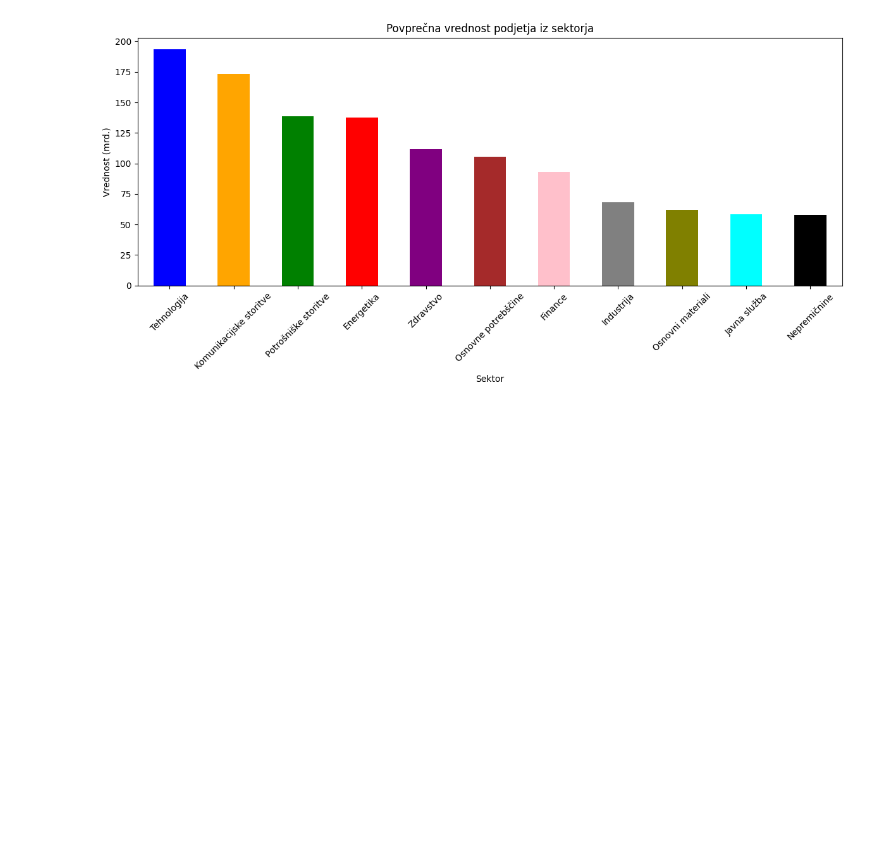
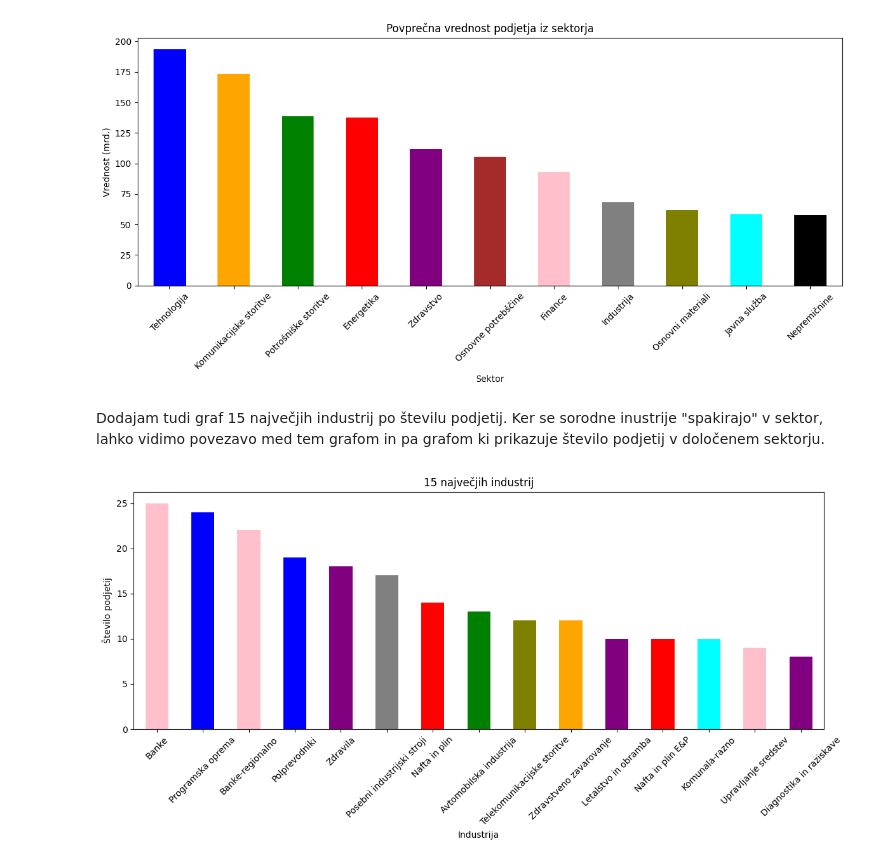
Before and after one commit to MaksRozman7/ProjektnaNaloga, a Jupyter notebook: predstavitev.ipynb, the cells around one changed output. Cells and saved outputs as stored; diff of their text form; code cells hidden in the pictures; blank space fills up the shorter version.

Commit message:
nov graf in ustrezne barve

```diff
--- a/predstavitev.ipynb
+++ b/predstavitev.ipynb
@@ -120,3 +120,17 @@ plt.tight_layout()
 plt.show()
 # %% [output]
 [figure]
+# %% [markdown]
+Dodajam tudi graf 15 največjih industrij po številu podjetij. Ker se sorodne inustrije "spakirajo" v sektor, lahko vidimo povezavo med tem grafom in pa grafom ki prikazuje število podjetij v določenem sektorju.
+# %%
+plt.figure(figsize=(12, 6))
+porazdelitev_industrij = porazdelitev_industrij[:15]
+porazdelitev_industrij.plot(kind='bar', color=["pink", "blue", "pink", "blue", "purple", "grey", "red", "green", "olive", "orange", "purple", "red", "cyan", "pink", "purple"])
+plt.title("15 največjih industrij")
+plt.xlabel("Industrija")
+plt.ylabel("Število podjetij")
+plt.xticks(rotation=45)
+plt.tight_layout()
+plt.show()
+# %% [output]
+[figure, added]
```
Also changed, not shown: 1 other file.
